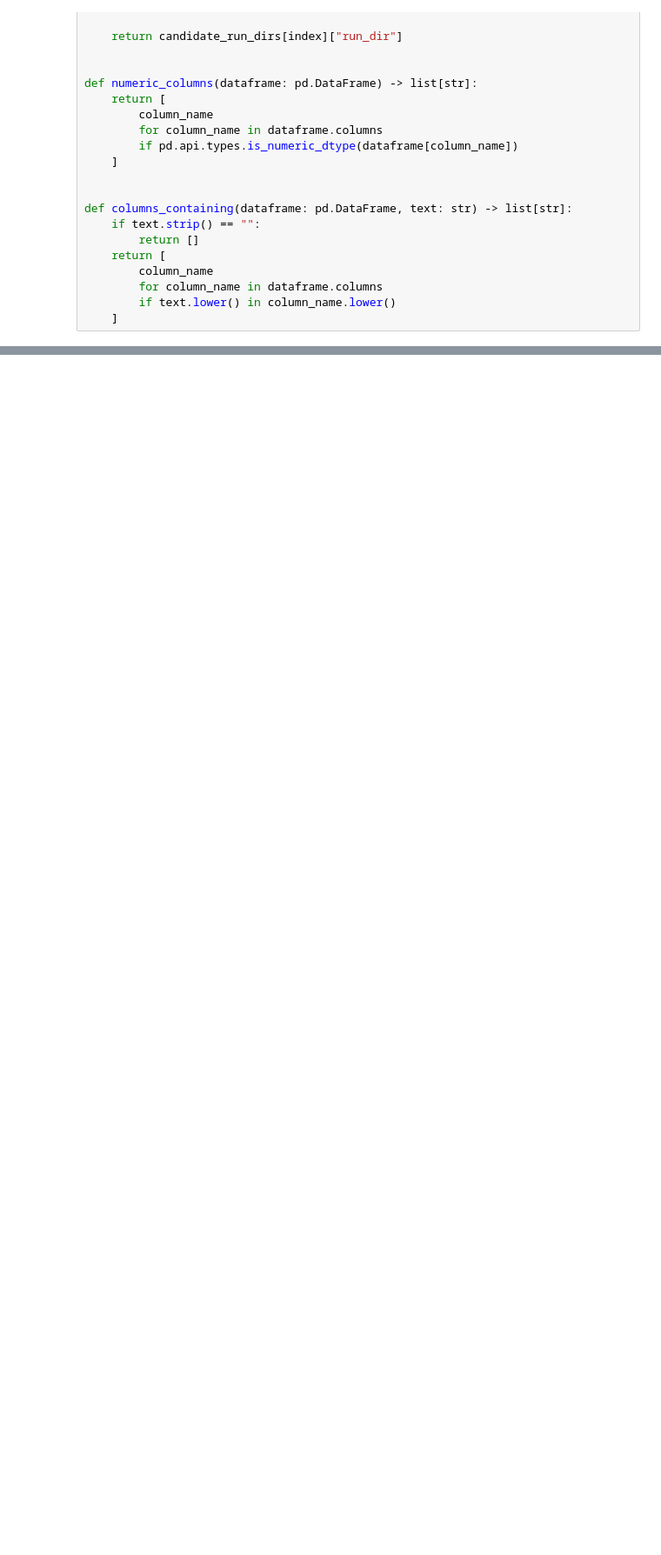
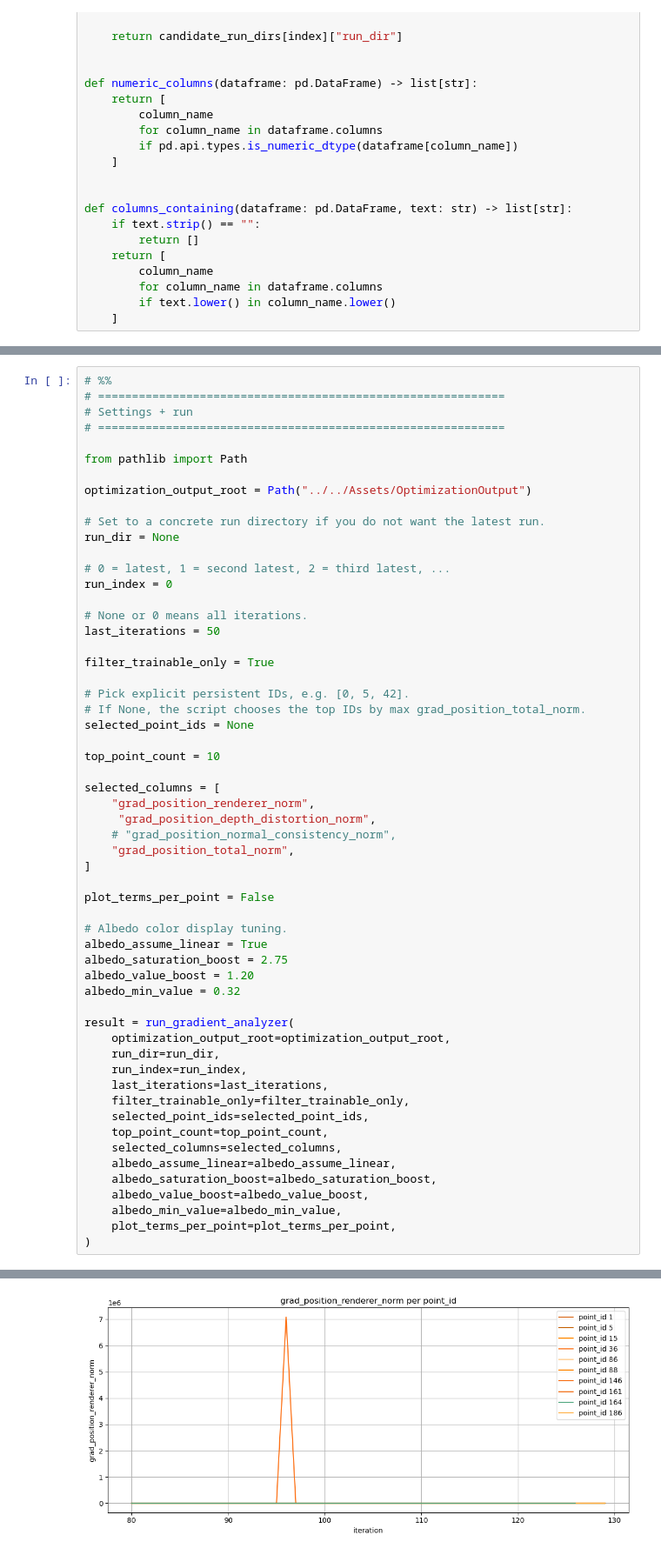
Before and after one commit to M-Gjerde/DifferentiablePointRendering, a Jupyter notebook: python/analyze/analyze_metrics.ipynb, the cells around one changed output, grey strips where cells are left out. Shown at 87% size. Drawn from its saved outputs; the diff is of its cells as text; blank space fills up the shorter version.

Commit message:
WIP inf values

```diff
--- a/python/analyze/analyze_metrics.ipynb
+++ b/python/analyze/analyze_metrics.ipynb
@@ -293,0 +646,58 @@ Selected columns:
+# %%
+# %%
+# ============================================================
+# Settings + run
+# ============================================================
+
+from pathlib import Path
+
+optimization_output_root = Path("../../Assets/OptimizationOutput")
+
+# Set to a concrete run directory if you do not want the latest run.
+run_dir = None
+
+# 0 = latest, 1 = second latest, 2 = third latest, ...
+run_index = 0
+
+# None or 0 means all iterations.
+last_iterations = 50
+
+filter_trainable_only = True
+
+# Pick explicit persistent IDs, e.g. [0, 5, 42].
+# If None, the script chooses the top IDs by max grad_position_total_norm.
+selected_point_ids = None
+
+top_point_count = 10
+
+selected_columns = [
+    "grad_position_renderer_norm",
+     "grad_position_depth_distortion_norm",
+    # "grad_position_normal_consistency_norm",
+    "grad_position_total_norm",
+]
+
+plot_terms_per_point = False
+
+# Albedo color display tuning.
+albedo_assume_linear = True
+albedo_saturation_boost = 2.75
+albedo_value_boost = 1.20
+albedo_min_value = 0.32
+
+result = run_gradient_analyzer(
+    optimization_output_root=optimization_output_root,
+    run_dir=run_dir,
+    run_index=run_index,
+    last_iterations=last_iterations,
+    filter_trainable_only=filter_trainable_only,
+    selected_point_ids=selected_point_ids,
+    top_point_count=top_point_count,
+    selected_columns=selected_columns,
+    albedo_assume_linear=albedo_assume_linear,
+    albedo_saturation_boost=albedo_saturation_boost,
+    albedo_value_boost=albedo_value_boost,
+    albedo_min_value=albedo_min_value,
+    plot_terms_per_point=plot_terms_per_point,
+)
+# %% [output]
@@ -293,0 +732 @@ Selected columns:
+[figure, added]
```
Also changed, not shown: parts of 2 cells of this notebook, 17 other files.
